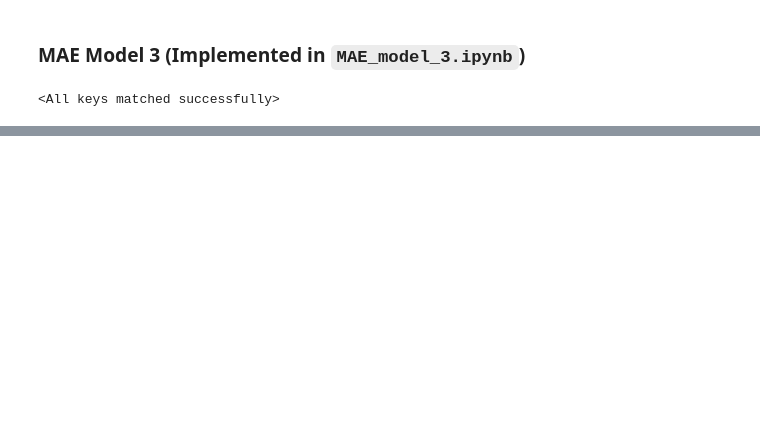
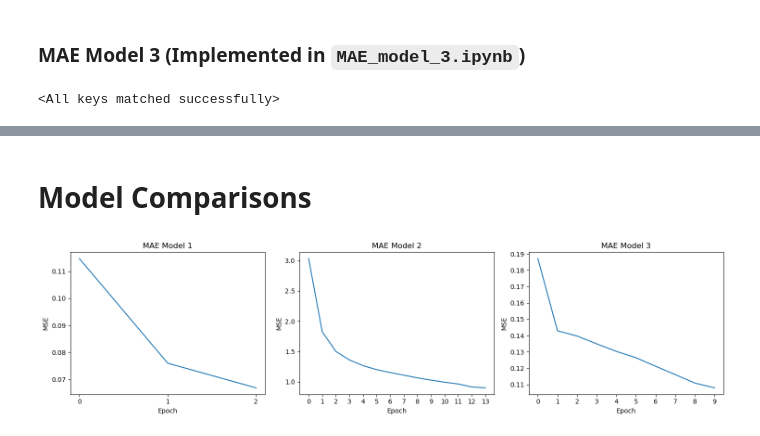
Before and after one commit to kendrick010/ece285_project, a Jupyter notebook: ECE285_Project.ipynb, the cells around one changed output, grey strips where cells are left out. Drawn from its saved outputs; the diff is of its cells as text; code cells hidden in the pictures; blank space fills up the shorter version.

```diff
--- a/ECE285_Project.ipynb
+++ b/ECE285_Project.ipynb
@@ -487,0 +580,19 @@ model_3.load_state_dict(checkpoint['model_state_dict'])
+# %% [markdown]
+# Model Comparisons
+# %%
+fig, axes = plt.subplots(1, 3, figsize=(15, 4))
+
+for i in range(1, 4):
+    loss_df = pd.read_csv(f'data/model_loss/mae_model_{str(i)}.csv')
+
+    ax = axes[i - 1]
+    ax.plot(loss_df['epoch'], loss_df['loss'])
+    ax.set_xlabel("Epoch")
+    ax.set_ylabel("MSE")
+    ax.set_xticks(loss_df['epoch'])
+    ax.set_title(f"MAE Model {i}")
+
+plt.tight_layout()
+plt.show()
+# %% [output]
+[figure, added]
```
Also changed, not shown: parts of 14 cells of this notebook, 5 other files.
